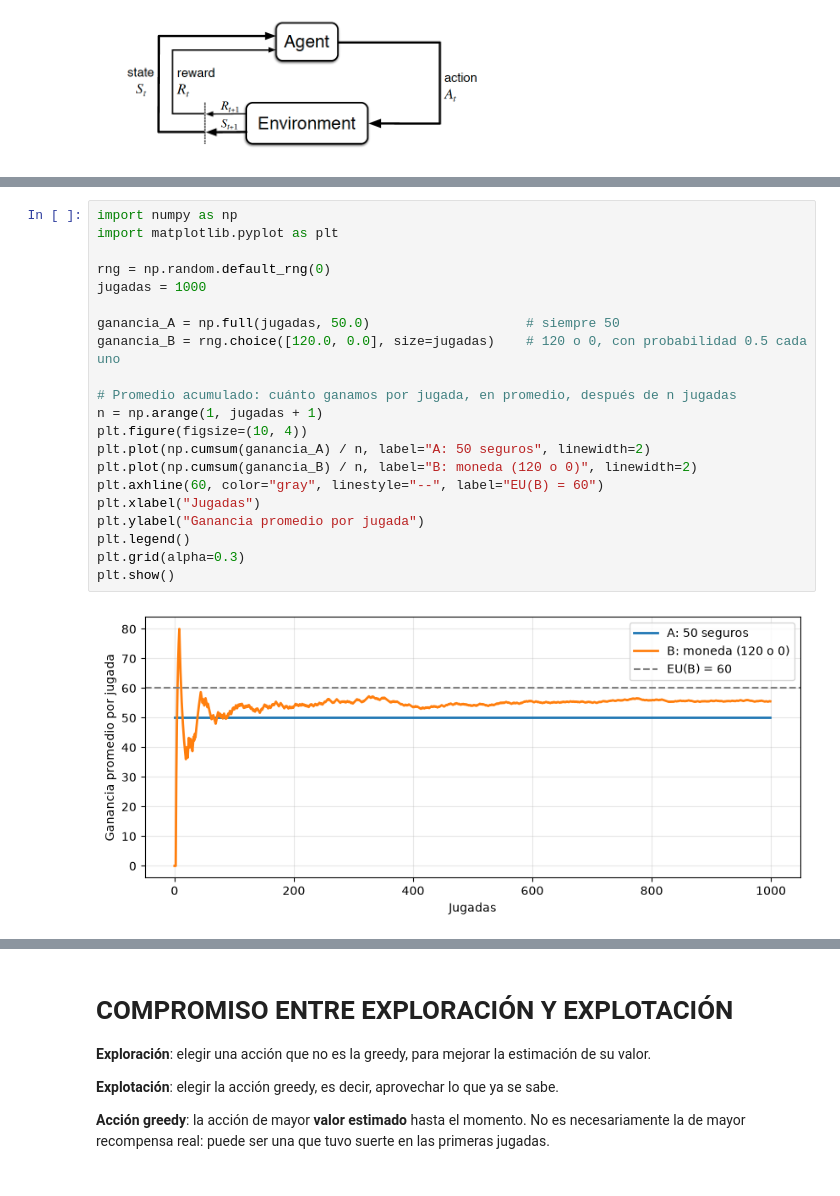
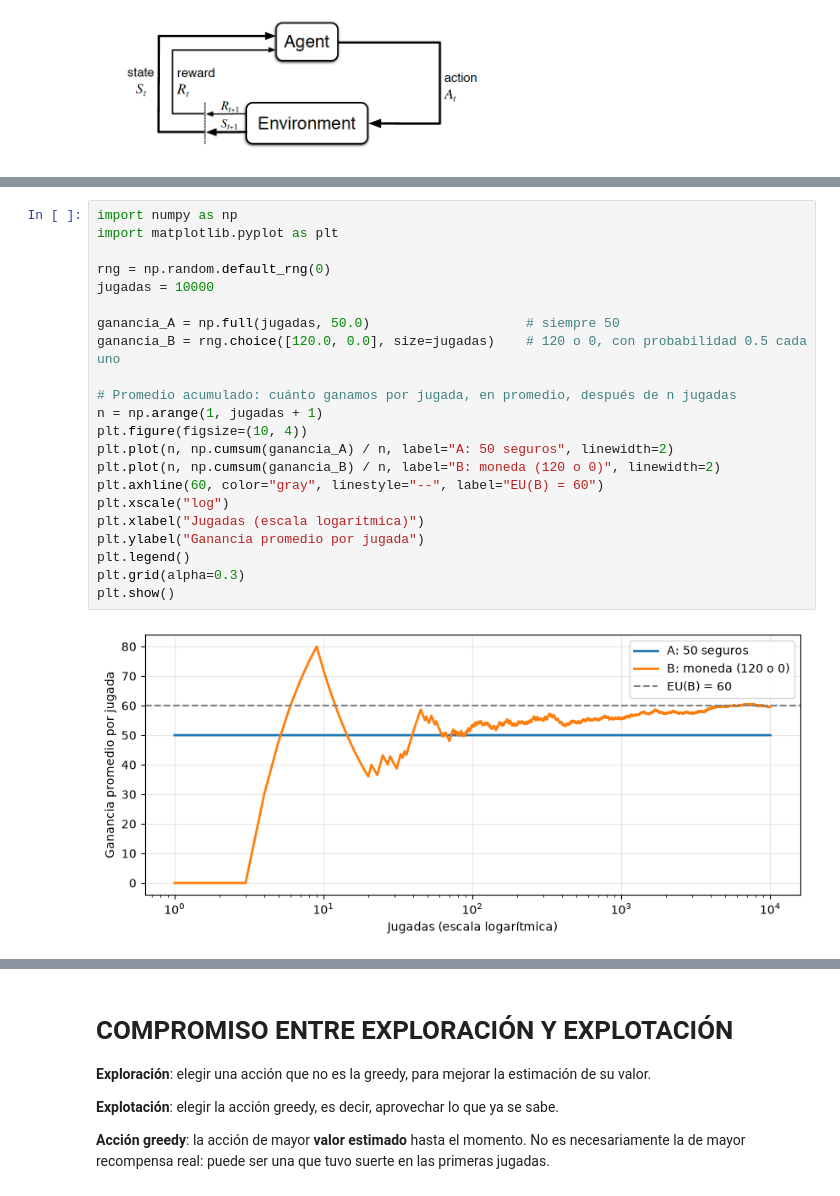
Before and after one commit to telsesser/2026-ML-UNLU, a Jupyter notebook: 03-refuerzos/clase1-decisiones-secuenciales.ipynb, the cells around one changed output, grey strips where cells are left out. Cells and saved outputs as stored; diff of their text form.

```diff
--- a/03-refuerzos/clase1-decisiones-secuenciales.ipynb
+++ b/03-refuerzos/clase1-decisiones-secuenciales.ipynb
@@ -54,24 +56,25 @@ Si la utilidad es el dinero, $EU(A) = 50$ y $EU(B) = 0.5 \cdot 120 + 0.5 \cdot 0
 # %%
 import numpy as np
 import matplotlib.pyplot as plt
 
 rng = np.random.default_rng(0)
-jugadas = 1000
+jugadas = 10000
 
 ganancia_A = np.full(jugadas, 50.0)                    # siempre 50
 ganancia_B = rng.choice([120.0, 0.0], size=jugadas)    # 120 o 0, con probabilidad 0.5 cada uno
 
 # Promedio acumulado: cuánto ganamos por jugada, en promedio, después de n jugadas
 n = np.arange(1, jugadas + 1)
 plt.figure(figsize=(10, 4))
-plt.plot(np.cumsum(ganancia_A) / n, label="A: 50 seguros", linewidth=2)
-plt.plot(np.cumsum(ganancia_B) / n, label="B: moneda (120 o 0)", linewidth=2)
+plt.plot(n, np.cumsum(ganancia_A) / n, label="A: 50 seguros", linewidth=2)
+plt.plot(n, np.cumsum(ganancia_B) / n, label="B: moneda (120 o 0)", linewidth=2)
 plt.axhline(60, color="gray", linestyle="--", label="EU(B) = 60")
-plt.xlabel("Jugadas")
+plt.xscale("log")
+plt.xlabel("Jugadas (escala logarítmica)")
 plt.ylabel("Ganancia promedio por jugada")
 plt.legend()
 plt.grid(alpha=0.3)
 plt.show()
 # %% [output]
-[figure, old version]
+[figure, new version]
 # %% [markdown]
```
Also changed, not shown: parts of 5 cells of this notebook, 2 other files.
